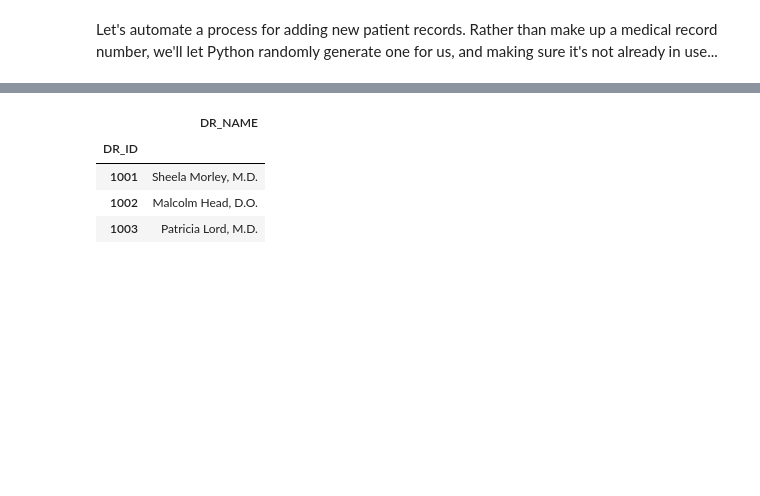
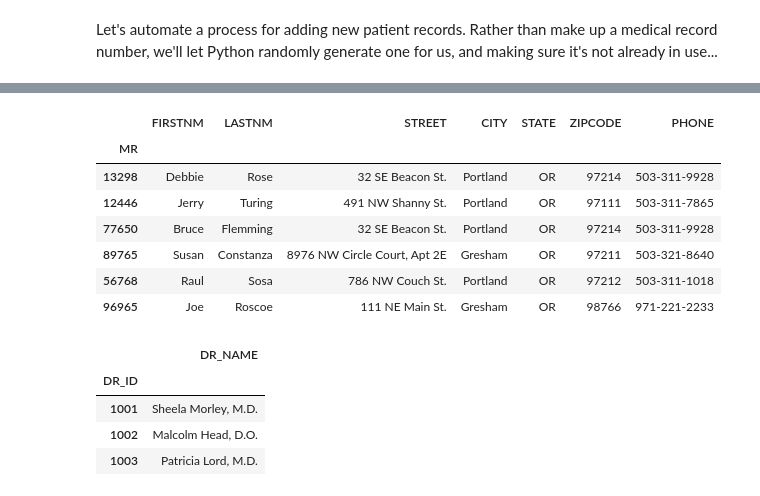
Before and after one commit to 4dsolutions/clarusway_data_analysis, a Jupyter notebook: DAwPy_S10_(Working with Text and Time Data)/DAwPy_S10_Joining_Tables.ipynb, the cells around one changed output, grey strips where cells are left out. Cells and saved outputs as stored; diff of their text form; code cells hidden in the pictures; blank space fills up the shorter version.

```diff
--- a/DAwPy_S10_(Working with Text and Time Data)/DAwPy_S10_Joining_Tables.ipynb
+++ b/DAwPy_S10_(Working with Text and Time Data)/DAwPy_S10_Joining_Tables.ipynb
@@ -140,4 +146,4 @@ def add_patient(table=patients_df):
     print("No action taken")
     return table # return table as received
 # %%
-# newtable  = add_patient()
+newtable  = add_patient()
@@ -144,5 +166,14 @@ def add_patient(table=patients_df):
 # %%
-# newtable
+newtable
+# %% [output]
+|  | FIRSTNM | LASTNM | STREET | CITY | STATE | ZIPCODE | PHONE |
+| MR |  |  |  |  |  |  |  |
+| 13298 | Debbie | Rose | 32 SE Beacon St. | Portland | OR | 97214 | 503-311-9928 |
+| 12446 | Jerry | Turing | 491 NW Shanny St. | Portland | OR | 97111 | 503-311-7865 |
+| 77650 | Bruce | Flemming | 32 SE Beacon St. | Portland | OR | 97214 | 503-311-9928 |
+| 89765 | Susan | Constanza | 8976 NW Circle Court, Apt 2E | Gresham | OR | 97211 | 503-321-8640 |
+| 56768 | Raul | Sosa | 786 NW Couch St. | Portland | OR | 97212 | 503-311-1018 |
+| 96965 | Joe | Roscoe | 111 NE Main St. | Gresham | OR | 98766 | 971-221-2233 |
 # %%
 physicians_df = pd.DataFrame(
     {"DR_ID": ["1001", "1002", "1003"],
```
Also changed, not shown: parts of 12 cells of this notebook.
